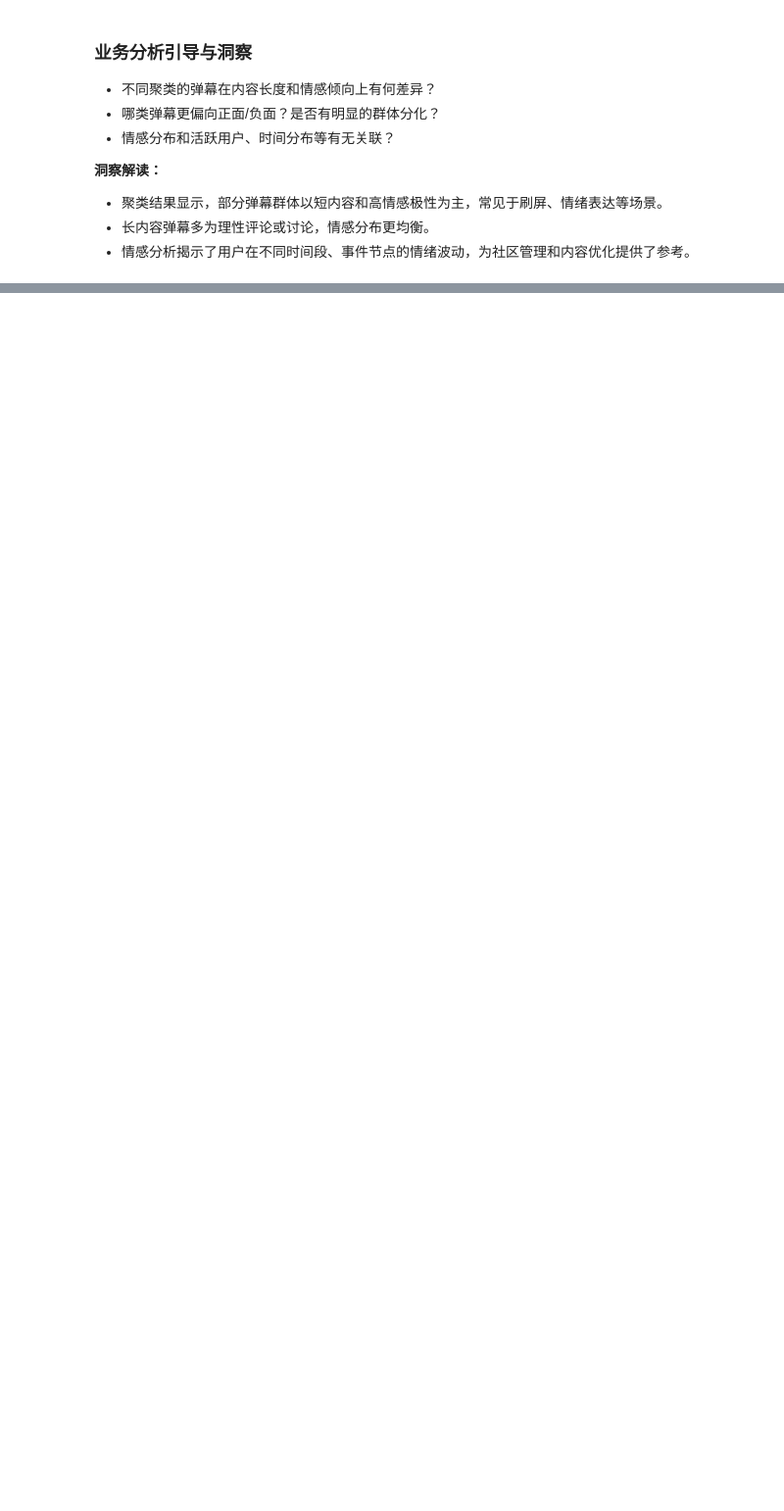
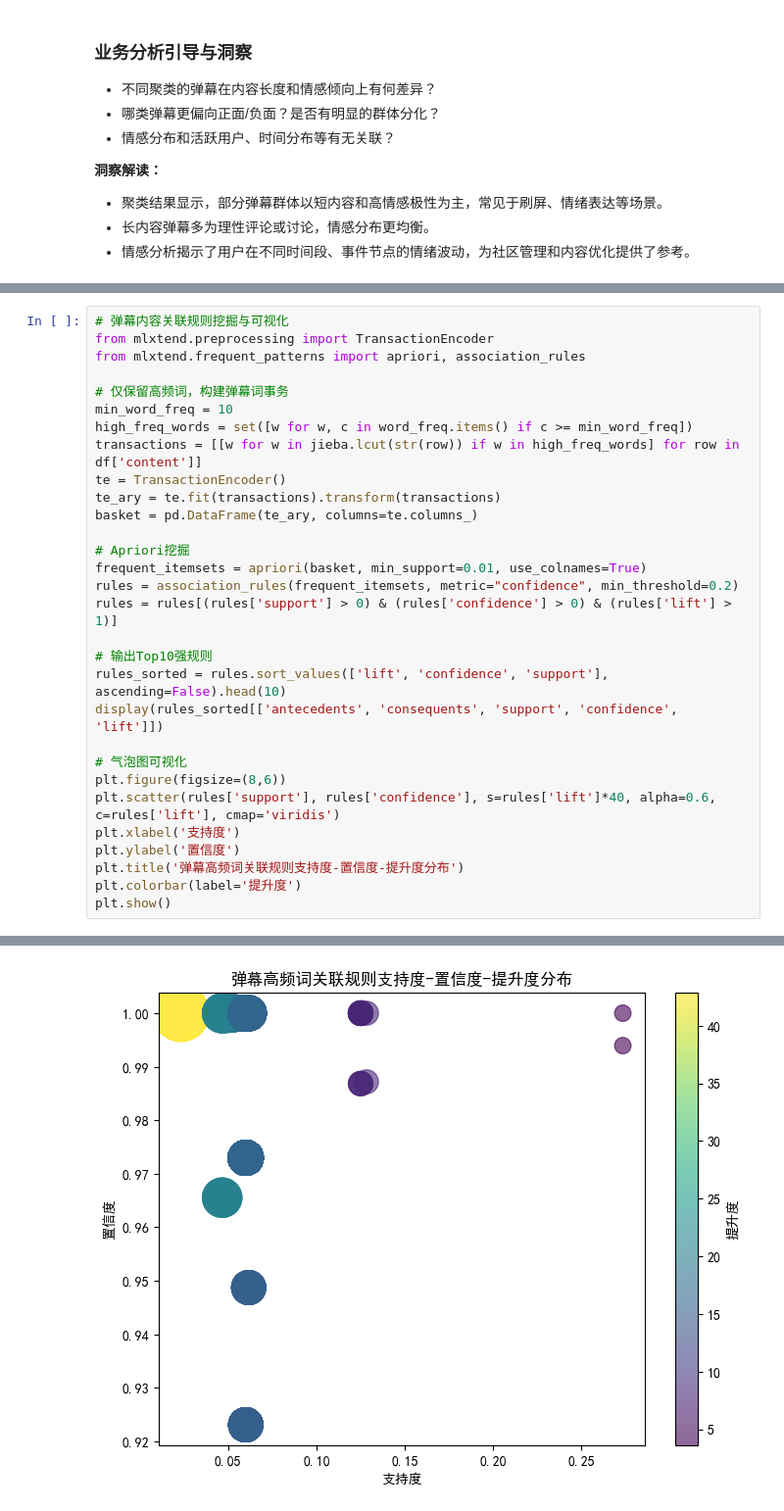
Before and after one commit to lggyx/bilibili-crawler, a Jupyter notebook: src/analyzer/video_danmaku_analysis_report.ipynb, the cells around one changed output, grey strips where cells are left out. Shown at 98% size. Saved outputs shown, nothing was run; the diff lists cells and outputs as text; blank space fills up the shorter version.

```diff
--- a/src/analyzer/video_danmaku_analysis_report.ipynb
+++ b/src/analyzer/video_danmaku_analysis_report.ipynb
@@ -253,0 +235,31 @@ log.info(summary)
+# %%
+# 弹幕内容关联规则挖掘与可视化
+from mlxtend.preprocessing import TransactionEncoder
+from mlxtend.frequent_patterns import apriori, association_rules
+
+# 仅保留高频词，构建弹幕词事务
+min_word_freq = 10
+high_freq_words = set([w for w, c in word_freq.items() if c >= min_word_freq])
+transactions = [[w for w in jieba.lcut(str(row)) if w in high_freq_words] for row in df['content']]
+te = TransactionEncoder()
+te_ary = te.fit(transactions).transform(transactions)
+basket = pd.DataFrame(te_ary, columns=te.columns_)
+
+# Apriori挖掘
+frequent_itemsets = apriori(basket, min_support=0.01, use_colnames=True)
+rules = association_rules(frequent_itemsets, metric="confidence", min_threshold=0.2)
+rules = rules[(rules['support'] > 0) & (rules['confidence'] > 0) & (rules['lift'] > 1)]
+
+# 输出Top10强规则
+rules_sorted = rules.sort_values(['lift', 'confidence', 'support'], ascending=False).head(10)
+display(rules_sorted[['antecedents', 'consequents', 'support', 'confidence', 'lift']])
+
+# 气泡图可视化
+plt.figure(figsize=(8,6))
+plt.scatter(rules['support'], rules['confidence'], s=rules['lift']*40, alpha=0.6, c=rules['lift'], cmap='viridis')
+plt.xlabel('支持度')
+plt.ylabel('置信度')
+plt.title('弹幕高频词关联规则支持度-置信度-提升度分布')
+plt.colorbar(label='提升度')
+plt.show()
+# %% [output]
@@ -253,0 +277 @@ log.info(summary)
+[figure, added]
```
Also changed, not shown: parts of 16 cells of this notebook, 4 other files.
